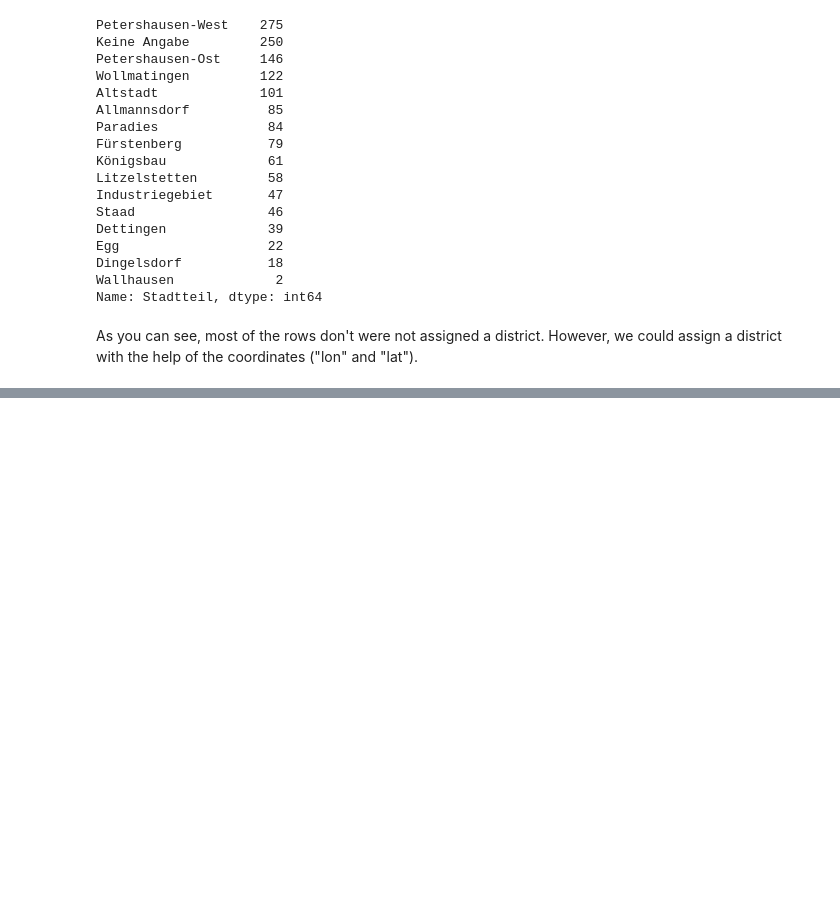
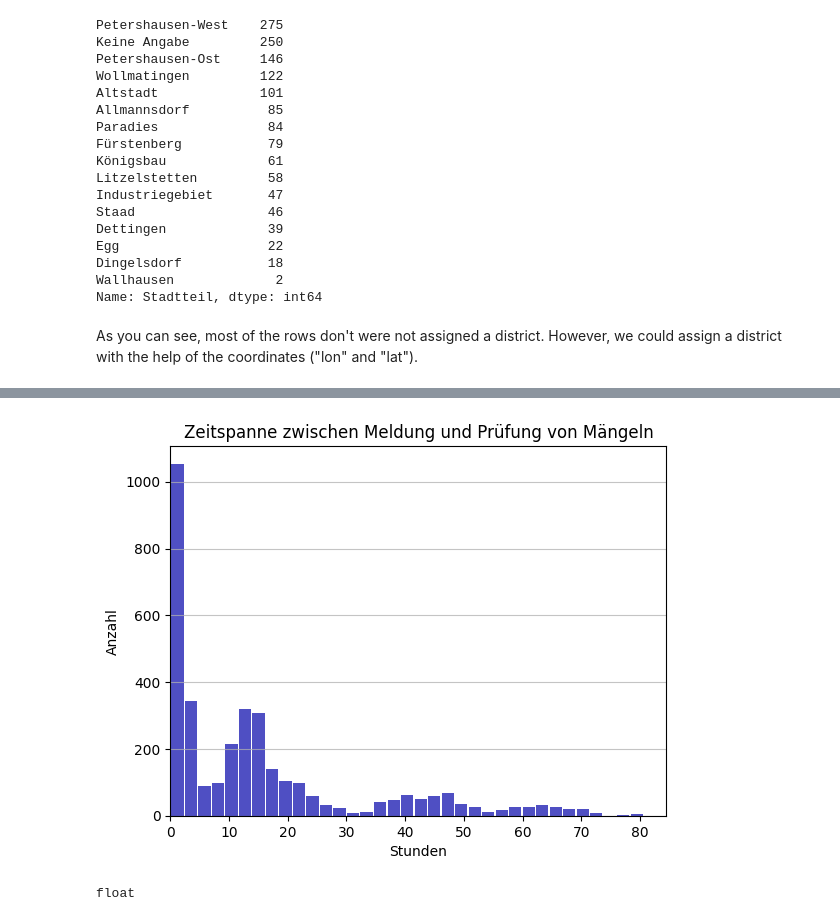
Before and after one commit to Open-Data-Hackathon-Konstanz/maengelanalyse_python, a Jupyter notebook: data_analysis/main.py.ipynb, the cells around one changed output, grey strips where cells are left out. Cells and saved outputs as stored; diff of their text form; code cells hidden in the pictures; blank space fills up the shorter version.

```diff
--- a/data_analysis/main.py.ipynb
+++ b/data_analysis/main.py.ipynb
@@ -96,0 +69,25 @@ Name: timespan_checked, Length: 3791, dtype: timedelta64[ns]
+# %%
+
+q_low = df["timespan_checked"].quantile(0.01)
+q_hi  = df["timespan_checked"].quantile(0.99)
+
+df_filtered = df[(df["timespan_checked"] < q_hi) & (df["timespan_checked"] > q_low)]
+# %%
+
+# An "interface" to matplotlib.axes.Axes.hist() method
+hour_list = [t / datetime.timedelta(hours=1) for t in df_filtered.timespan_checked]
+
+n, bins, patches = plt.hist(x=hour_list, bins='auto', color='#0504aa', alpha=0.7, rwidth=0.9)
+plt.grid(axis='y', alpha=0.75)
+plt.xlabel('Stunden')
+plt.ylabel('Anzahl')
+plt.title('Zeitspanne zwischen Meldung und Prüfung von Mängeln')
+plt.xlim(xmin=0)  # this line
+plt.savefig('../plots/timespan_checked.png')
+plt.show()
+# %% [output]
+[figure, added]
+# %%
+type(hour_list[1])
+# %% [output]
+float
```
Also changed, not shown: parts of 4 cells of this notebook.
